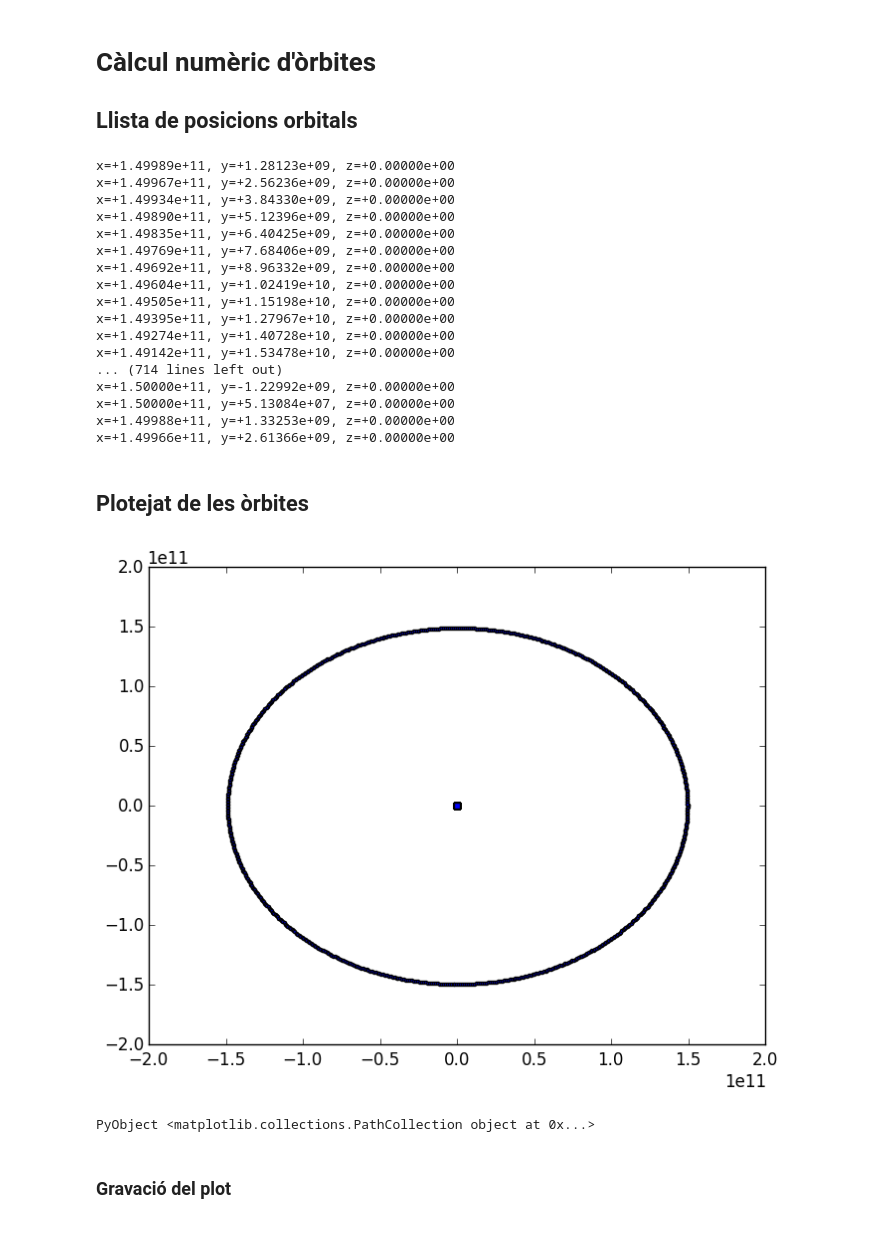
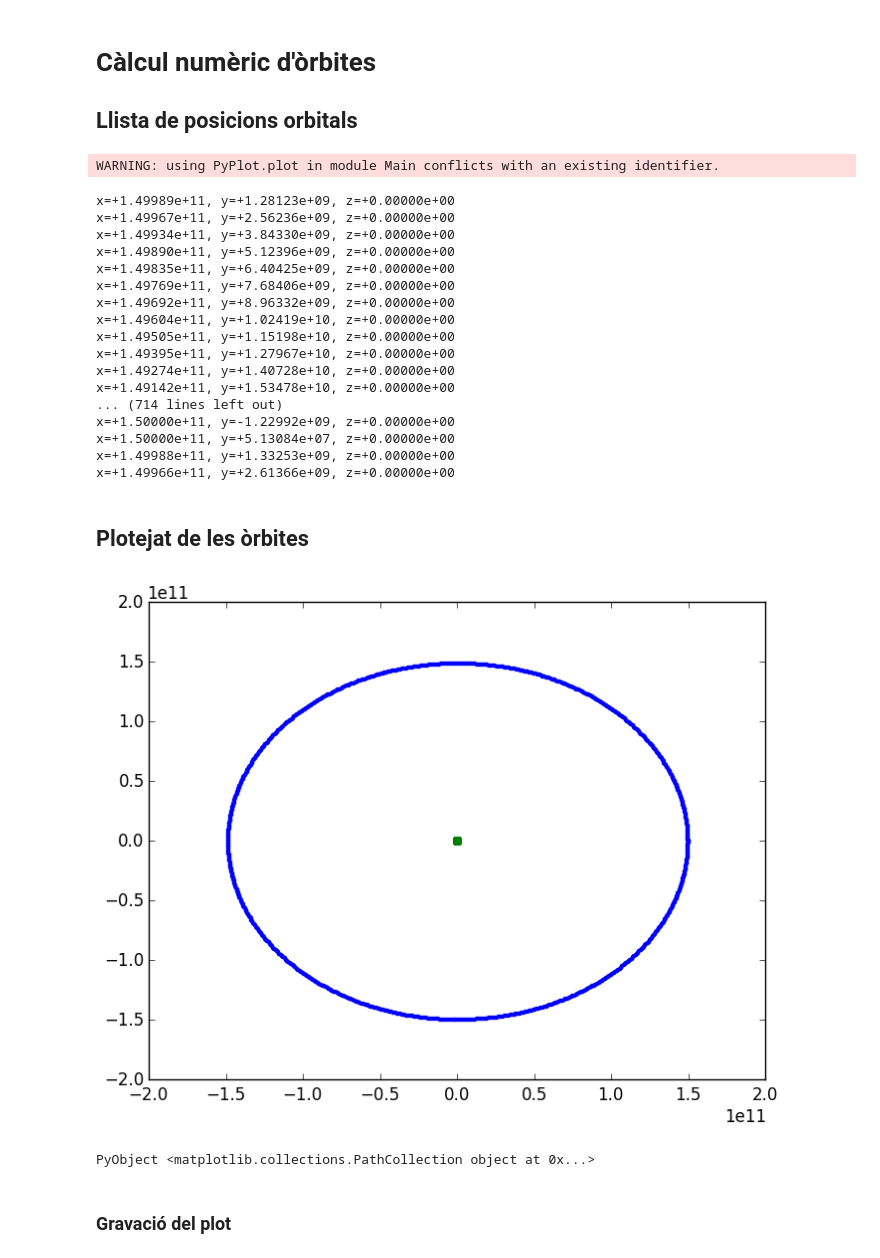
Before and after one commit to jguillaumes/orbit-examples, a Jupyter notebook: julia/OrbitsNotebook.ipynb, the cells around one changed output. Drawn from its saved outputs; the diff is of its cells as text; code cells hidden in the pictures.

Commit message:
- Make some julia variables const for optimization - Change print/format for Python3

```diff
--- a/julia/OrbitsNotebook.ipynb
+++ b/julia/OrbitsNotebook.ipynb
@@ -31,7 +31,7 @@ for i in 1:3
     v1[i] = parse(Float64,spd[i])
 end
 # Initialize mass
-m1 = parse(Float64,mass)
+const m1 = parse(Float64,mass)
 
 #
 # Read speed, position and mass of second body
@@ -50,14 +50,14 @@ for i in 1:3
     v2[i] = parse(Float64,spd[i])
 end
 # Initialize mass
-m2 = parse(Float64,mass)
+const m2 = parse(Float64,mass)
 
 # Time increment (in seconds) and number of steps
 # will be a day.
 linia = readline(infile)
 times = split(strip(linia), " ")
-nintv = parse(Int32,times[2])
-dt    = parse(Float64,times[1])
+const nintv = parse(Int32,times[2])
+const dt    = parse(Float64,times[1])
 
 close(infile)
 
@@ -97,32 +97,33 @@ C2 = zeros(nintv ,2)
     flush(STDOUT)
 end
 # %% [output]
-x=+1.49989e+11, y=+1.28123e+09, z=+0.00000e+00
-x=+1.49967e+11, y=+2.56236e+09, z=+0.00000e+00
-x=+1.49934e+11, y=+3.84330e+09, z=+0.00000e+00
-x=+1.49890e+11, y=+5.12396e+09, z=+0.00000e+00
-x=+1.49835e+11, y=+6.40425e+09, z=+0.00000e+00
-x=+1.49769e+11, y=+7.68406e+09, z=+0.00000e+00
-x=+1.49692e+11, y=+8.96332e+09, z=+0.00000e+00
-x=+1.49604e+11, y=+1.02419e+10, z=+0.00000e+00
-x=+1.49505e+11, y=+1.15198e+10, z=+0.00000e+00
-x=+1.49395e+11, y=+1.27967e+10, z=+0.00000e+00
-x=+1.49274e+11, y=+1.40728e+10, z=+0.00000e+00
-x=+1.49142e+11, y=+1.53478e+10, z=+0.00000e+00
-... (714 lines left out)
-x=+1.50000e+11, y=-1.22992e+09, z=+0.00000e+00
-x=+1.50000e+11, y=+5.13084e+07, z=+0.00000e+00
-x=+1.49988e+11, y=+1.33253e+09, z=+0.00000e+00
-x=+1.49966e+11, y=+2.61366e+09, z=+0.00000e+00
+WARNING: using PyPlot.plot in module Main conflicts with an existing identifier.
+x=+1.49989e+11, y=+1.28123e+09, z=+0.00000e+00
+x=+1.49967e+11, y=+2.56236e+09, z=+0.00000e+00
+x=+1.49934e+11, y=+3.84330e+09, z=+0.00000e+00
+x=+1.49890e+11, y=+5.12396e+09, z=+0.00000e+00
+x=+1.49835e+11, y=+6.40425e+09, z=+0.00000e+00
+x=+1.49769e+11, y=+7.68406e+09, z=+0.00000e+00
+x=+1.49692e+11, y=+8.96332e+09, z=+0.00000e+00
+x=+1.49604e+11, y=+1.02419e+10, z=+0.00000e+00
+x=+1.49505e+11, y=+1.15198e+10, z=+0.00000e+00
+x=+1.49395e+11, y=+1.27967e+10, z=+0.00000e+00
+x=+1.49274e+11, y=+1.40728e+10, z=+0.00000e+00
+x=+1.49142e+11, y=+1.53478e+10, z=+0.00000e+00
+... (714 lines left out)
+x=+1.50000e+11, y=-1.22992e+09, z=+0.00000e+00
+x=+1.50000e+11, y=+5.13084e+07, z=+0.00000e+00
+x=+1.49988e+11, y=+1.33253e+09, z=+0.00000e+00
+x=+1.49966e+11, y=+2.61366e+09, z=+0.00000e+00
 # %% [markdown]
 ## Plotejat de les òrbites
 # %%
 
 # Plot both orbits
-scatter(C1[1:nintv,1],C1[1:nintv,2],marker=".")
-scatter(C2[1:nintv,1],C2[1:nintv,2],marker=",")
+scatter(C1[1:nintv,1],C1[1:nintv,2],marker=".",color="blue")
+scatter(C2[1:nintv,1],C2[1:nintv,2],marker=",",color="green")
 # %% [output]
-[figure, old version]
+[figure, new version]
 PyObject <matplotlib.collections.PathCollection object at 0x...>
 # %% [markdown]
    ### Gravació del plot
```
Also changed, not shown: parts of 1 cell of this notebook, 2 other files.
